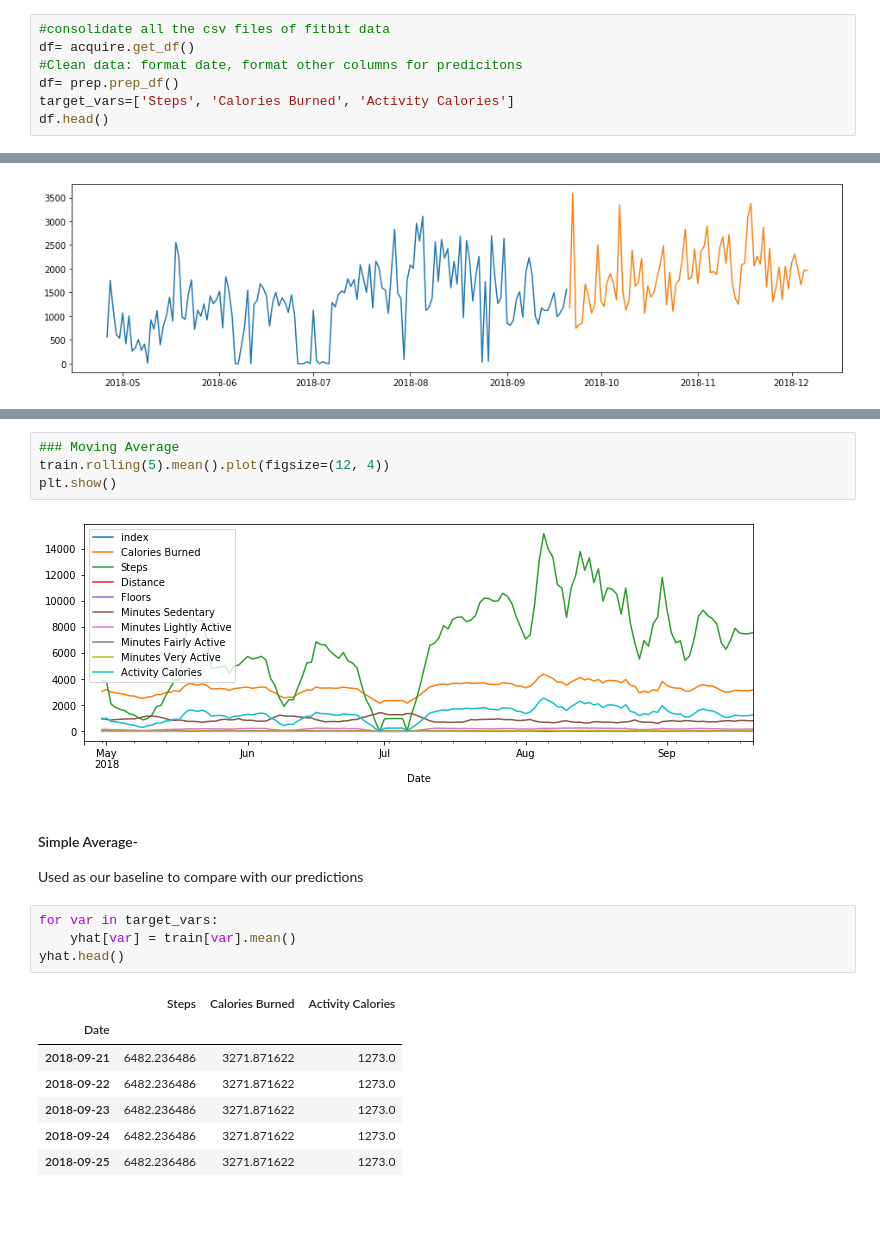
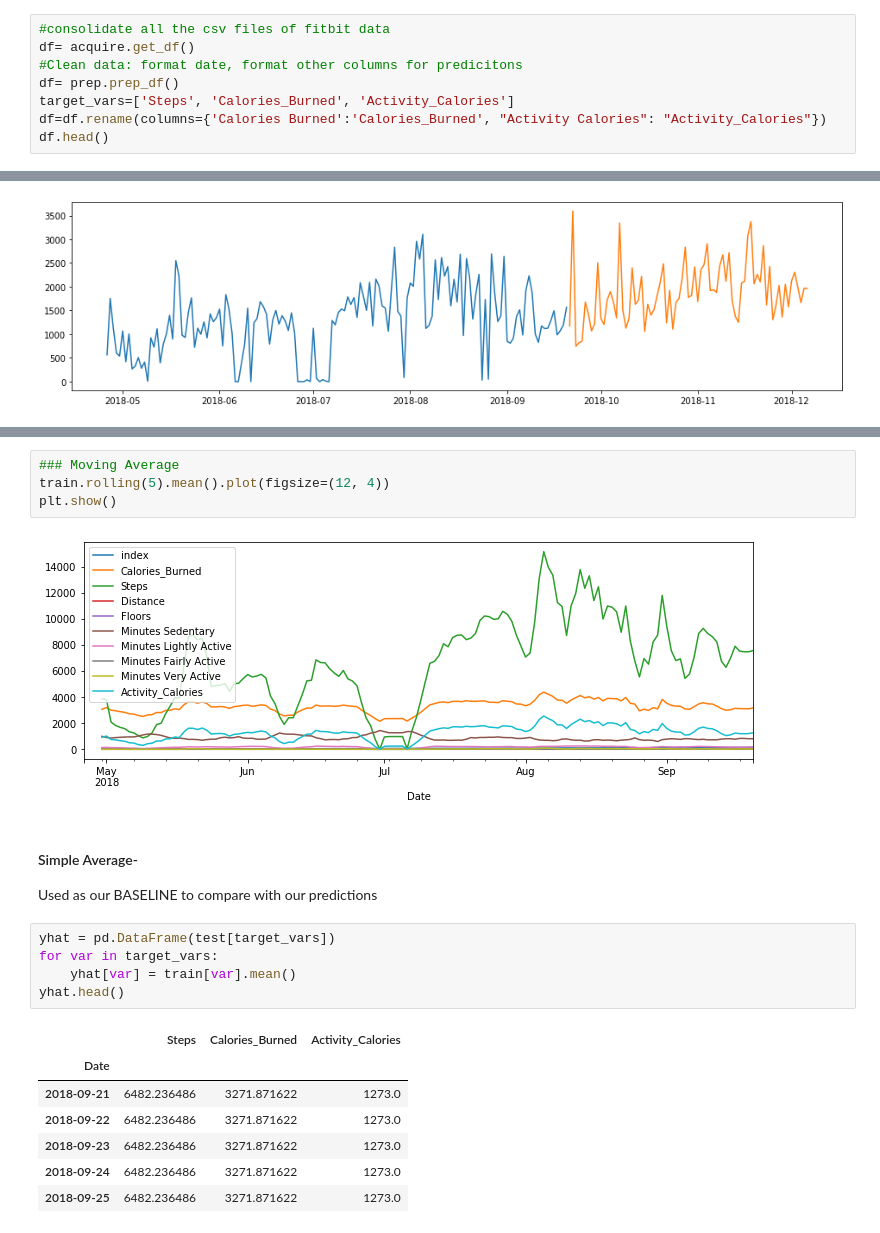
Before and after one commit to Bayes19/Project-Fitbit, a Jupyter notebook: Final .ipynb, the cells around one changed output, grey strips where cells are left out. Cells and saved outputs as stored; diff of their text form.

```diff
--- a/Final .ipynb
+++ b/Final .ipynb
@@ -72,6 +43,7 @@ consolidate all the csv files, delete the nutrition related data.
 df= acquire.get_df()
 #Clean data: format date, format other columns for predicitons
 df= prep.prep_df()
-target_vars=['Steps', 'Calories Burned', 'Activity Calories']
+target_vars=['Steps', 'Calories_Burned', 'Activity_Calories']
+df=df.rename(columns={'Calories Burned':'Calories_Burned', "Activity Calories": "Activity_Calories"})
 df.head()
 # %% [output]
@@ -113,16 +114,17 @@ for var in range(len(target_vars)):
 train.rolling(5).mean().plot(figsize=(12, 4))
 plt.show()
 # %% [output]
-[figure, old version]
+[figure, new version]
 # %% [markdown]
 #### Simple Average-
-Used as our baseline to compare with our predictions
+Used as our BASELINE to compare with our predictions
 # %%
+yhat = pd.DataFrame(test[target_vars])
 for var in target_vars:
     yhat[var] = train[var].mean()
 yhat.head()
 # %% [output]
-|  | Steps | Calories Burned | Activity Calories |
+|  | Steps | Calories_Burned | Activity_Calories |
 | Date |  |  |  |
 | 2018-09-21 | 6482.236486 | 3271.871622 | 1273.0 |
 | 2018-09-22 | 6482.236486 | 3271.871622 | 1273.0 |
```
Also changed, not shown: parts of 9 cells of this notebook, 1 other file.
